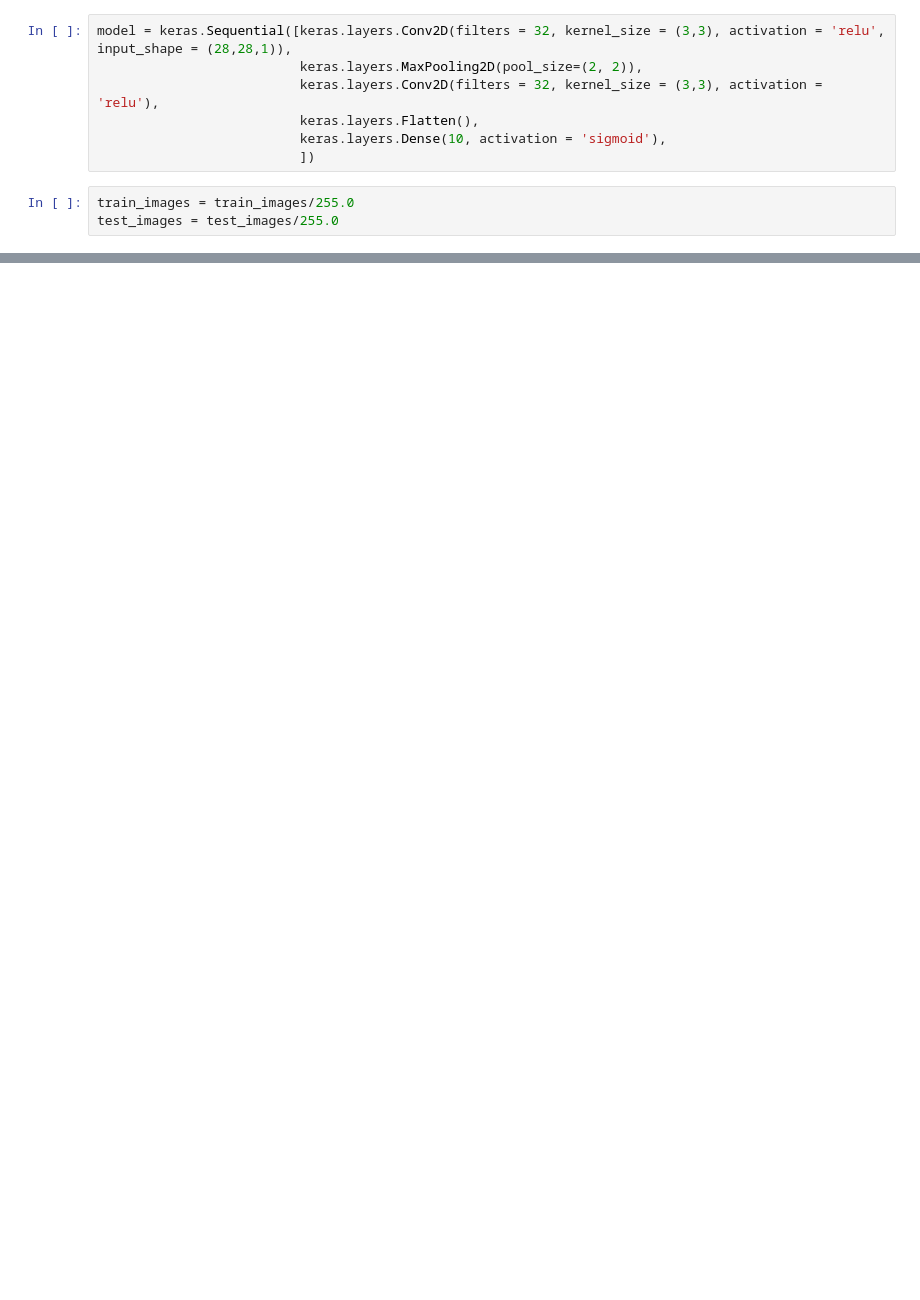
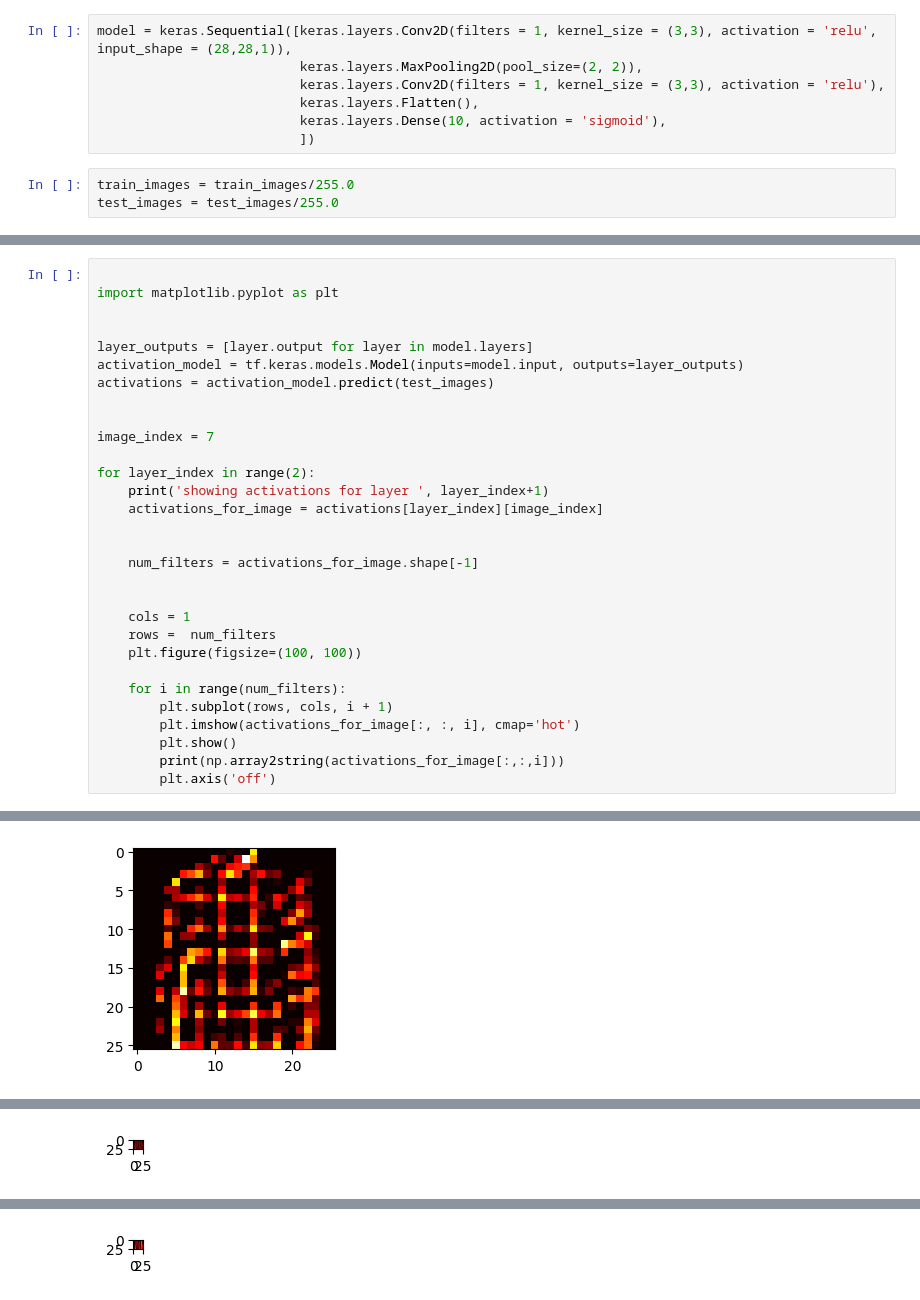
Before and after one commit to Peddinti-Sriram-Bharadwaj/learningTensorflow, a Jupyter notebook: Tensorflow/Tensorflow Basics/Fashion MNIST with CNN.ipynb, the cells around one changed output, grey strips where cells are left out. Drawn from its saved outputs; the diff is of its cells as text; blank space fills up the shorter version.

```diff
--- a/Tensorflow/Tensorflow Basics/Fashion MNIST with CNN.ipynb
+++ b/Tensorflow/Tensorflow Basics/Fashion MNIST with CNN.ipynb
@@ -16,9 +16,9 @@ fashion_mnist.load_data() returns a list of two tuples.
 the first tuple contains train images and train lables,
 the second tuple contains test images and test labels.
 # %%
-model = keras.Sequential([keras.layers.Conv2D(filters = 32, kernel_size = (3,3), activation = 'relu', input_shape = (28,28,1)),
+model = keras.Sequential([keras.layers.Conv2D(filters = 1, kernel_size = (3,3), activation = 'relu', input_shape = (28,28,1)),
                           keras.layers.MaxPooling2D(pool_size=(2, 2)),
-                          keras.layers.Conv2D(filters = 32, kernel_size = (3,3), activation = 'relu'),
+                          keras.layers.Conv2D(filters = 1, kernel_size = (3,3), activation = 'relu'),
                           keras.layers.Flatten(),
                           keras.layers.Dense(10, activation = 'sigmoid'),
                           ])
@@ -49,0 +65,31 @@ model.evaluate(test_images, test_labels)
+# %%
+
+import matplotlib.pyplot as plt
+
+
+layer_outputs = [layer.output for layer in model.layers]
+activation_model = tf.keras.models.Model(inputs=model.input, outputs=layer_outputs)
+activations = activation_model.predict(test_images)
+
+
+image_index = 7
+
+for layer_index in range(2):
+    print('showing activations for layer ', layer_index+1)
+    activations_for_image = activations[layer_index][image_index]
+
+
+    num_filters = activations_for_image.shape[-1]
+
+
+    cols = 1
+    rows =  num_filters
+    plt.figure(figsize=(100, 100))
+
+    for i in range(num_filters):
+        plt.subplot(rows, cols, i + 1)
+        plt.imshow(activations_for_image[:, :, i], cmap='hot')
+        plt.show()
+        print(np.array2string(activations_for_image[:,:,i]))
+        plt.axis('off')
+# %% [output]
@@ -49,0 +98 @@ model.evaluate(test_images, test_labels)
+[figure, added]
@@ -49,0 +116 @@ model.evaluate(test_images, test_labels)
+[figure, added]
@@ -49,0 +134 @@ model.evaluate(test_images, test_labels)
+[figure, added]
```
Also changed, not shown: parts of 4 cells of this notebook, 18 other files.
